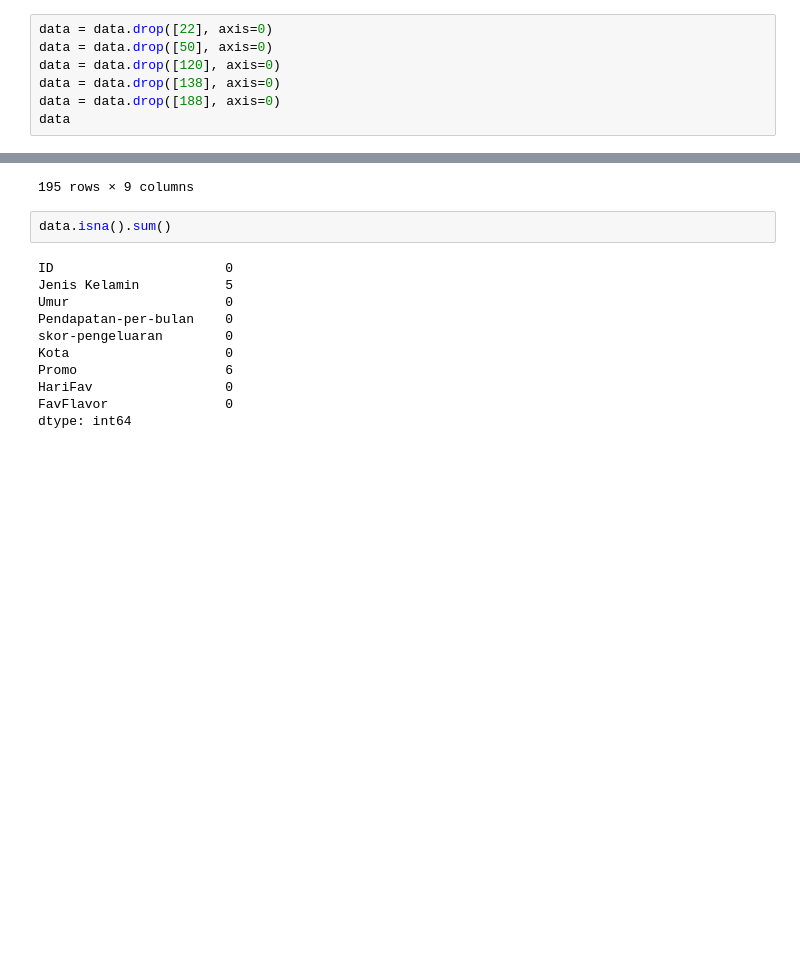
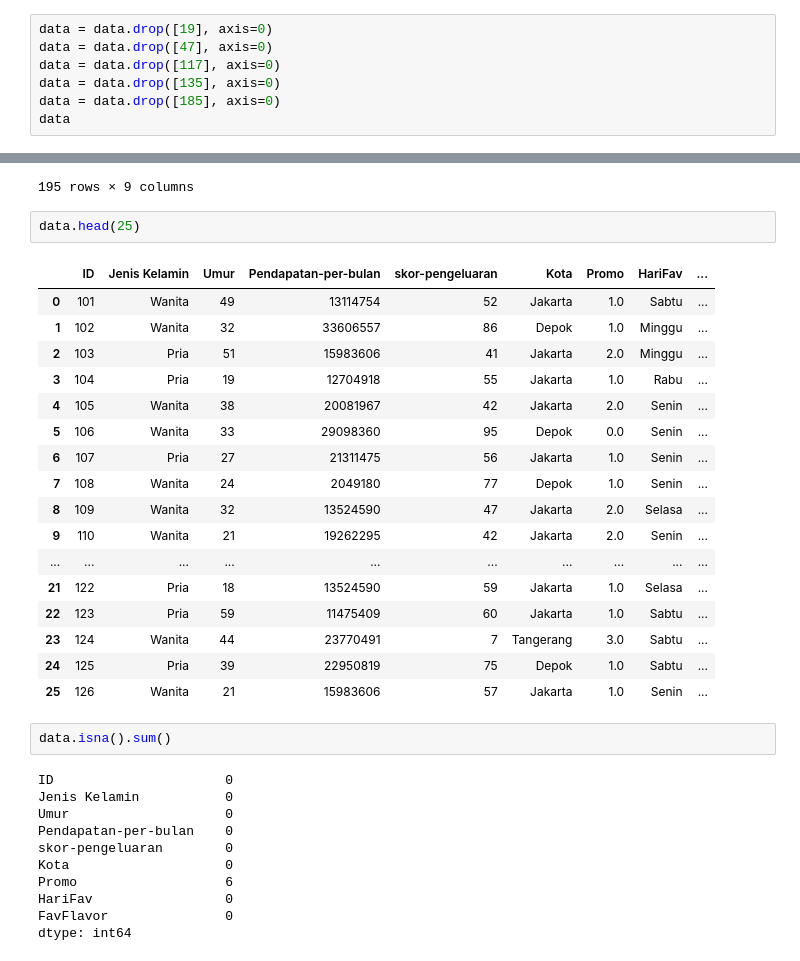
Before and after one commit to shezta/Case-Study-02-Data-Mining-UIN-Ganjil-2022-Kelompok-8, a Jupyter notebook: Studi Kasus 2.ipynb, the cells around one changed output, grey strips where cells are left out. Drawn from its saved outputs; the diff is of its cells as text; blank space fills up the shorter version.

```diff
--- a/Studi Kasus 2.ipynb
+++ b/Studi Kasus 2.ipynb
@@ -130,11 +130,11 @@ data
 | 199 | 300 | Pria | 50 | 1639344 | 14 | Tangerang | 3.0 | Minggu | ... |
 200 rows × 9 columns
 # %%
-data = data.drop([22], axis=0)
-data = data.drop([50], axis=0)
-data = data.drop([120], axis=0)
-data = data.drop([138], axis=0)
-data = data.drop([188], axis=0)
+data = data.drop([19], axis=0)
+data = data.drop([47], axis=0)
+data = data.drop([117], axis=0)
+data = data.drop([135], axis=0)
+data = data.drop([185], axis=0)
 data
 # %% [output]
 |  | ID | Jenis Kelamin | Umur | Pendapatan-per-bulan | skor-pengeluaran | Kota | Promo | HariFav | ... |
@@ -150,11 +150,31 @@ data
 | 198 | 299 | Wanita | 23 | 1229508 | 94 | Depok | 0.0 | Selasa | ... |
 | 199 | 300 | Pria | 50 | 1639344 | 14 | Tangerang | 3.0 | Minggu | ... |
 195 rows × 9 columns
+# %%
+data.head(25)
+# %% [output]
+|  | ID | Jenis Kelamin | Umur | Pendapatan-per-bulan | skor-pengeluaran | Kota | Promo | HariFav | ... |
+| 0 | 101 | Wanita | 49 | 13114754 | 52 | Jakarta | 1.0 | Sabtu | ... |
+| 1 | 102 | Wanita | 32 | 33606557 | 86 | Depok | 1.0 | Minggu | ... |
+| 2 | 103 | Pria | 51 | 15983606 | 41 | Jakarta | 2.0 | Minggu | ... |
+| 3 | 104 | Pria | 19 | 12704918 | 55 | Jakarta | 1.0 | Rabu | ... |
+| 4 | 105 | Wanita | 38 | 20081967 | 42 | Jakarta | 2.0 | Senin | ... |
+| 5 | 106 | Wanita | 33 | 29098360 | 95 | Depok | 0.0 | Senin | ... |
+| 6 | 107 | Pria | 27 | 21311475 | 56 | Jakarta | 1.0 | Senin | ... |
+| 7 | 108 | Wanita | 24 | 2049180 | 77 | Depok | 1.0 | Senin | ... |
+| 8 | 109 | Wanita | 32 | 13524590 | 47 | Jakarta | 2.0 | Selasa | ... |
+| 9 | 110 | Wanita | 21 | 19262295 | 42 | Jakarta | 2.0 | Senin | ... |
+| ... | ... | ... | ... | ... | ... | ... | ... | ... | ... |
+| 21 | 122 | Pria | 18 | 13524590 | 59 | Jakarta | 1.0 | Selasa | ... |
+| 22 | 123 | Pria | 59 | 11475409 | 60 | Jakarta | 1.0 | Sabtu | ... |
+| 23 | 124 | Wanita | 44 | 23770491 | 7 | Tangerang | 3.0 | Sabtu | ... |
+| 24 | 125 | Pria | 39 | 22950819 | 75 | Depok | 1.0 | Sabtu | ... |
+| 25 | 126 | Wanita | 21 | 15983606 | 57 | Jakarta | 1.0 | Senin | ... |
 # %%
 data.isna().sum()
 # %% [output]
 ID                      0
-Jenis Kelamin           5
+Jenis Kelamin           0
 Umur                    0
 Pendapatan-per-bulan    0
 skor-pengeluaran        0
```
Also changed, not shown: parts of 1 cell of this notebook.
